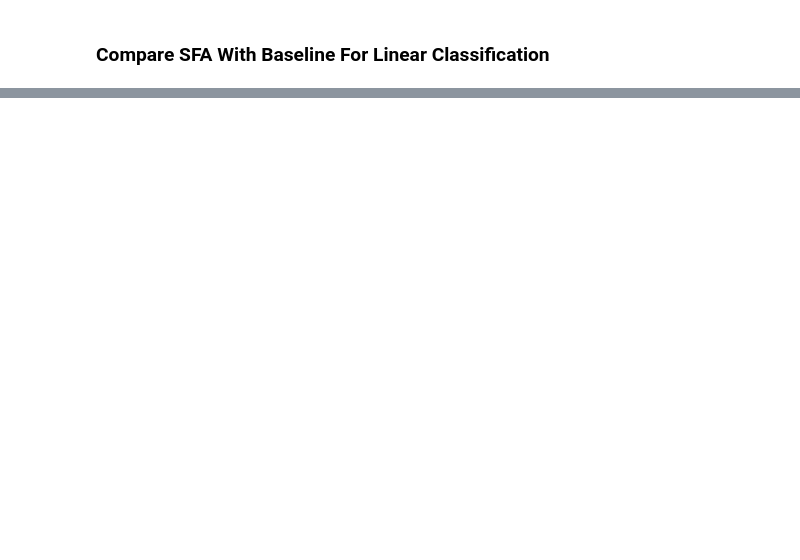
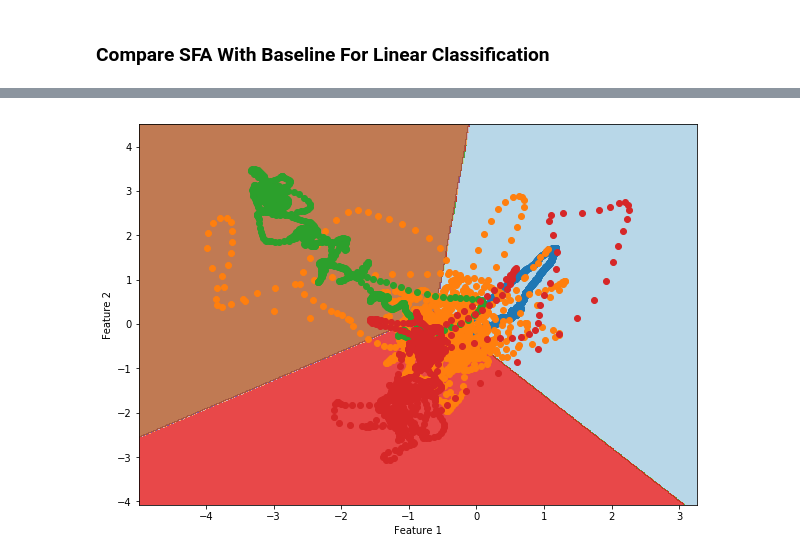
Before and after one commit to chetan-parthiban/SFA, a Jupyter notebook: SFA_Streamlined.ipynb, the cells around one changed output, grey strips where cells are left out. Drawn from its saved outputs; the diff is of its cells as text; code cells hidden in the pictures; blank space fills up the shorter version.

```diff
--- a/SFA_Streamlined.ipynb
+++ b/SFA_Streamlined.ipynb
@@ -134,6 +134,7 @@ def temporal_transform_list(data,filters):
 
     return transformed
 
+# Applies SFA To Data
 def getSF(data,name, mode = 'quad', retain = 20, transform = False):
     (data_normalized,mean,variance) = s.norm(data)
     print(name, ': Normalization Complete...')
@@ -155,6 +156,7 @@ def getSF(data,name, mode = 'quad', retain = 20, transform = False):
     else:
         return mean, variance, data_SS, weights
 
+# Tests SFA on Data
 def testSF(data, name, mean, variance, SS, weights, mode = 'quad'):
     data_normalized = s.normTest(data, mean, variance)
     print(name, ': Normalization Complete...')
@@ -168,6 +170,7 @@ def testSF(data, name, mean, variance, SS, weights, mode = 'quad'):
 
     return weights @ data_Sphered
 
+# Get Labels For Data
 def getlabels(data):
     labels = None
     initialized = False
@@ -179,6 +182,34 @@ def getlabels(data):
             nextlabel = np.ones(d[0].size) * i
             labels = np.hstack((labels,nextlabel))
     return labels
+
+# SFA Plot Classifiers
+def SFAClassifiedPlot(features,classifier, labels, n = 500, figure_size = (10,7)):
+    x_min, x_max = features[0].min() - 1, features[0].max() + 1
+    y_min, y_max = features[1].min() - 1, features[1].max() + 1
+    xx, yy = np.meshgrid(np.linspace(x_min, x_max, n), np.linspace(y_min, y_max, n))
+
+    arr = np.c_[xx.ravel(), yy.ravel()]
+    Z = classifier.predict(arr)
+    Z = Z.reshape(xx.shape)
+
+    labelset = list(set(labels))
+    pos = []
+    for label in labelset:
+        positions = [i for i,x in enumerate(labels) if x == label]
+        pos.append(positions)
+
+    plt.figure(figsize=figure_size)
+    plt.contourf(xx, yy, Z, cmap=plt.cm.Paired, alpha=0.8)
+    for i,p in enumerate(pos):
+        plt.scatter(features[0][p][::10], features[1][p][::10], c = 'C' + str(int(labels[p[0]])), cmap=plt.cm.Paired)
+
+    plt.xlabel('Feature 1')
+    plt.ylabel('Feature 2')
+    plt.xlim(xx.min(), xx.max())
+    plt.ylim(yy.min(), yy.max())
+    plt.show()
+    return
 # %%
 vocalizations = get_data(vocal_files)
 print('Vocalizations Loaded...')
@@ -371,3 +405,7 @@ SFA Based Classifier with  2  features
 
 Baseline Classifier with  2  features
 0.9865973314758548
+# %%
+SFAClassifiedPlot(test,classifier_SFA,labels)
+# %% [output]
+[figure, added]
```
Also changed, not shown: parts of 5 cells of this notebook.
